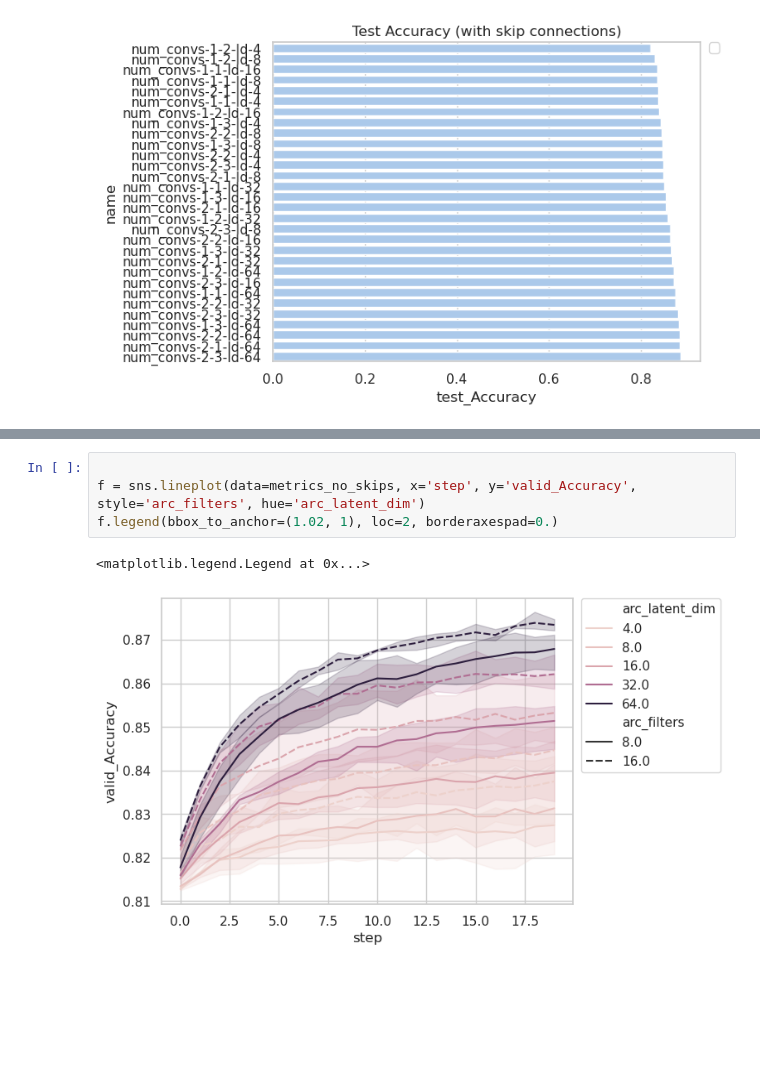
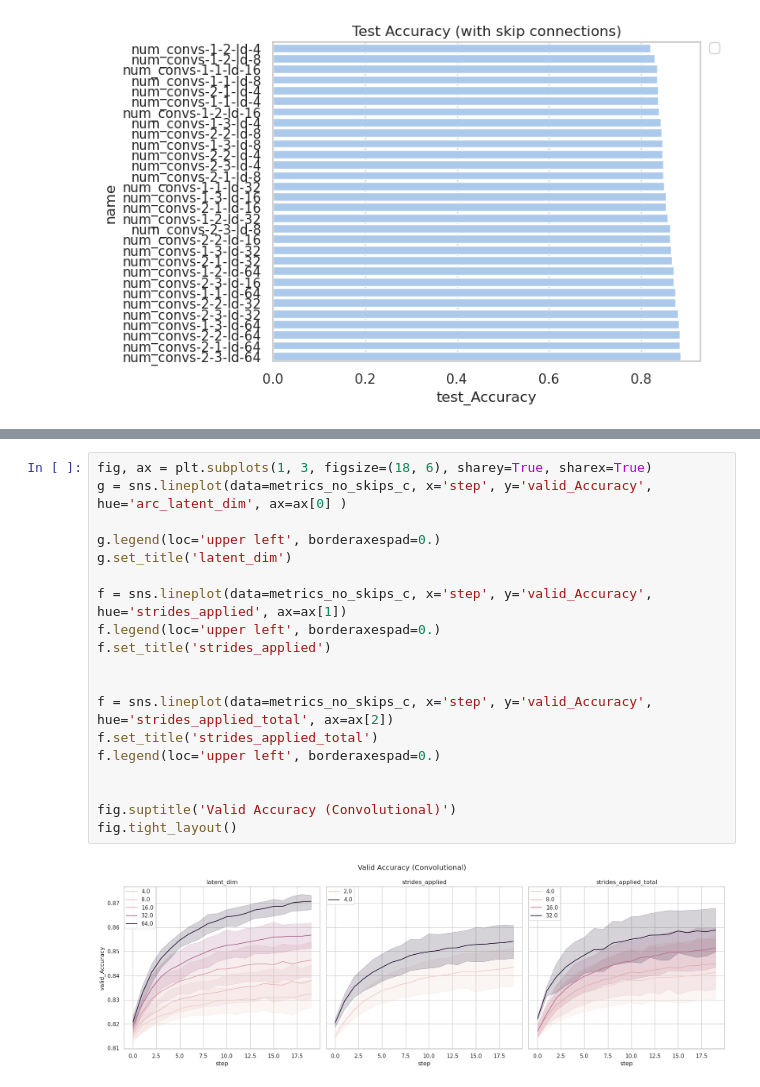
Before and after one commit to Gisch97/RNA-analysis, a Jupyter notebook: AEseq2seq/notebooks/Unet/v3/Conv_vs_avgPoll.ipynb, the cells around one changed output, grey strips where cells are left out. Saved outputs shown, nothing was run; the diff lists cells and outputs as text; blank space fills up the shorter version.

```diff
--- a/AEseq2seq/notebooks/Unet/v3/Conv_vs_avgPoll.ipynb
+++ b/AEseq2seq/notebooks/Unet/v3/Conv_vs_avgPoll.ipynb
@@ -156,7 +167,21 @@ Text(0.5, 1.0, 'filters')
-# %%
-
-f = sns.lineplot(data=metrics_no_skips, x='step', y='valid_Accuracy', style='arc_filters', hue='arc_latent_dim')
-f.legend(bbox_to_anchor=(1.02, 1), loc=2, borderaxespad=0.)
-# %% [output]
-<matplotlib.legend.Legend at 0x...>
-[figure, removed]
+# %%
+fig, ax = plt.subplots(1, 3, figsize=(18, 6), sharey=True, sharex=True)
+g = sns.lineplot(data=metrics_no_skips_c, x='step', y='valid_Accuracy',   hue='arc_latent_dim', ax=ax[0] )
+
+g.legend(loc='upper left', borderaxespad=0.)
+g.set_title('latent_dim')
+
+f = sns.lineplot(data=metrics_no_skips_c, x='step', y='valid_Accuracy',   hue='strides_applied', ax=ax[1])
+f.legend(loc='upper left', borderaxespad=0.)
+f.set_title('strides_applied')
+
+
+f = sns.lineplot(data=metrics_no_skips_c, x='step', y='valid_Accuracy',   hue='strides_applied_total', ax=ax[2])
+f.set_title('strides_applied_total')
+f.legend(loc='upper left', borderaxespad=0.)
+
+
+fig.suptitle('Valid Accuracy (Convolutional)')
+fig.tight_layout()
+# %% [output]
+[figure, added]
```
Also changed, not shown: parts of 11 cells of this notebook, 1 other file.
